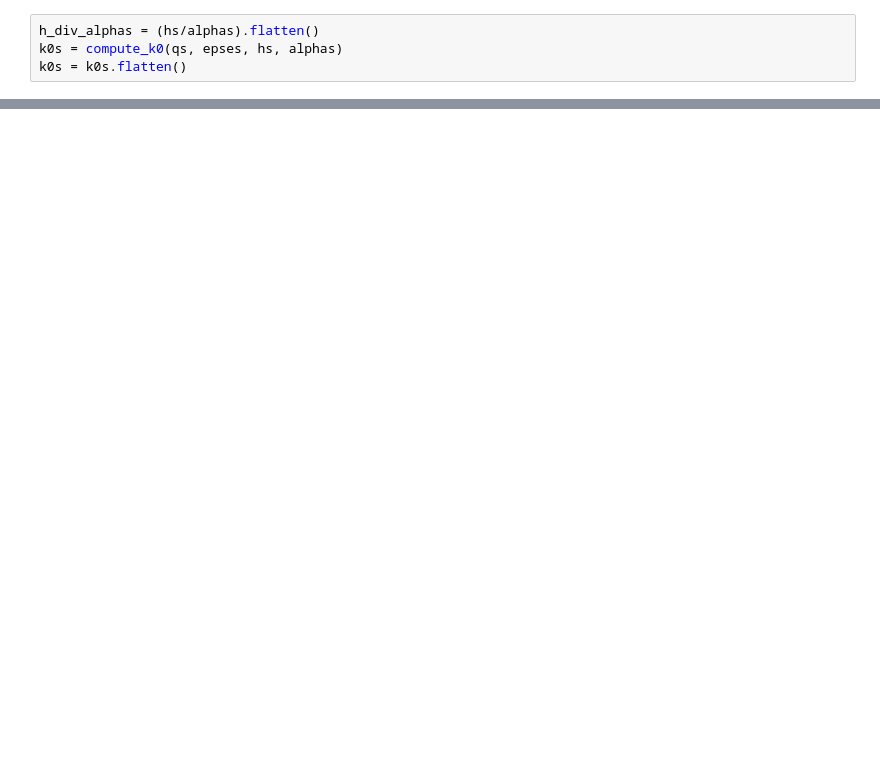
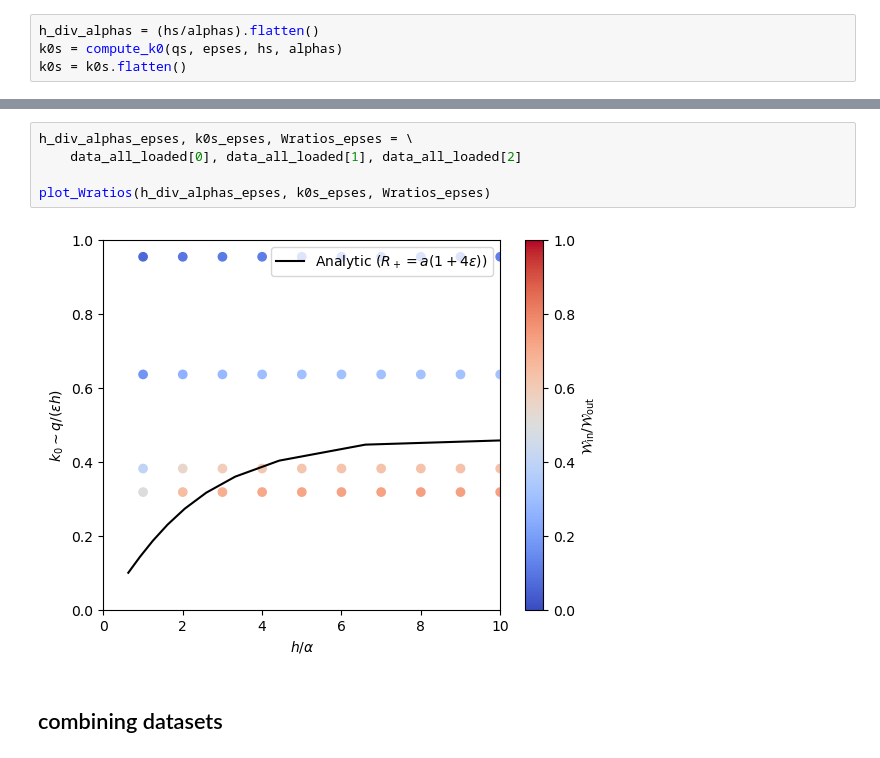
Before and after one commit to Jupiter1994/warped-disks, a Jupyter notebook: reduced-eqs-ss-param-space.ipynb, the cells around one changed output, grey strips where cells are left out. Saved outputs shown, nothing was run; the diff lists cells and outputs as text; blank space fills up the shorter version.

```diff
--- a/reduced-eqs-ss-param-space.ipynb
+++ b/reduced-eqs-ss-param-space.ipynb
@@ -506,0 +535,9 @@ plt.show()
+# %%
+h_div_alphas_epses, k0s_epses, Wratios_epses = \
+    data_all_loaded[0], data_all_loaded[1], data_all_loaded[2]
+
+plot_Wratios(h_div_alphas_epses, k0s_epses, Wratios_epses)
+# %% [output]
+[figure, added]
+# %% [markdown]
+## combining datasets
```
Also changed, not shown: parts of 18 cells of this notebook.
